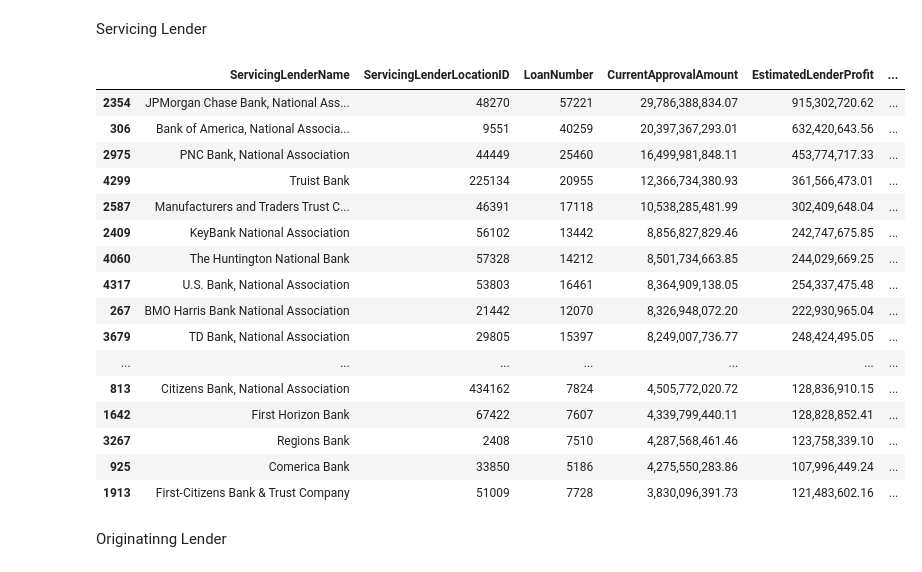
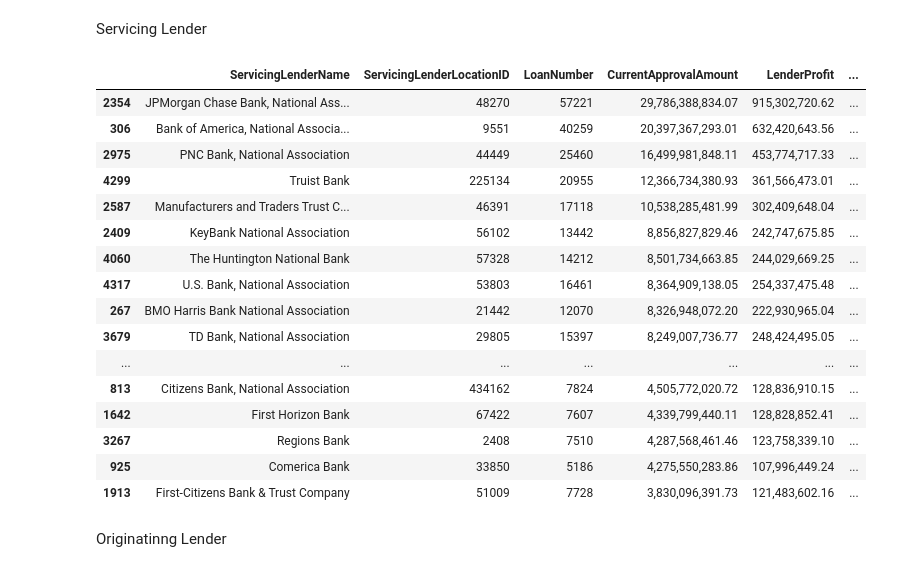
Before and after one commit to cspence001/mapdata_finalization_notebooks, a Jupyter notebook: review/dataviews/dataviews.ipynb, the cells around one changed output. Cells and saved outputs as stored; diff of their text form; code cells hidden in the pictures.

```diff
--- a/review/dataviews/dataviews.ipynb
+++ b/review/dataviews/dataviews.ipynb
@@ -139,14 +139,14 @@ OL States 55
 Servicing Lender
 # %%
 pd.options.display.float_format = '{:,.2f}'.format
-cols = ["LoanNumber",'ServicingLenderLocationID','ServicingLenderName','CurrentApprovalAmount','EstimatedLenderProfit']
+cols = ["LoanNumber",'ServicingLenderLocationID','ServicingLenderName','CurrentApprovalAmount','LenderProfit']
 sl_ca = pipe_file[cols]
-sl_grp = sl_ca.groupby(['ServicingLenderName','ServicingLenderLocationID']).agg({"LoanNumber":'count', 'CurrentApprovalAmount':'sum', 'EstimatedLenderProfit':'sum'}).reset_index().sort_values(["CurrentApprovalAmount"], ascending=False)
+sl_grp = sl_ca.groupby(['ServicingLenderName','ServicingLenderLocationID']).agg({"LoanNumber":'count', 'CurrentApprovalAmount':'sum', 'LenderProfit':'sum'}).reset_index().sort_values(["CurrentApprovalAmount"], ascending=False)
 sl_grp["AverageLoanAmount"] = sl_grp['CurrentApprovalAmount']/sl_grp['LoanNumber']
 sl_grp.to_csv("figs/servicing_approval_df.csv")
 sl_grp.head(20)
 # %% [output]
-|  | ServicingLenderName | ServicingLenderLocationID | LoanNumber | CurrentApprovalAmount | EstimatedLenderProfit | ... |
+|  | ServicingLenderName | ServicingLenderLocationID | LoanNumber | CurrentApprovalAmount | LenderProfit | ... |
 | 2354 | JPMorgan Chase Bank, National Ass... | 48270 | 57221 | 29,786,388,834.07 | 915,302,720.62 | ... |
 | 306 | Bank of America, National Associa... | 9551 | 40259 | 20,397,367,293.01 | 632,420,643.56 | ... |
 | 2975 | PNC Bank, National Association | 44449 | 25460 | 16,499,981,848.11 | 453,774,717.33 | ... |
```
Also changed, not shown: parts of 21 cells of this notebook, 11 other files.
